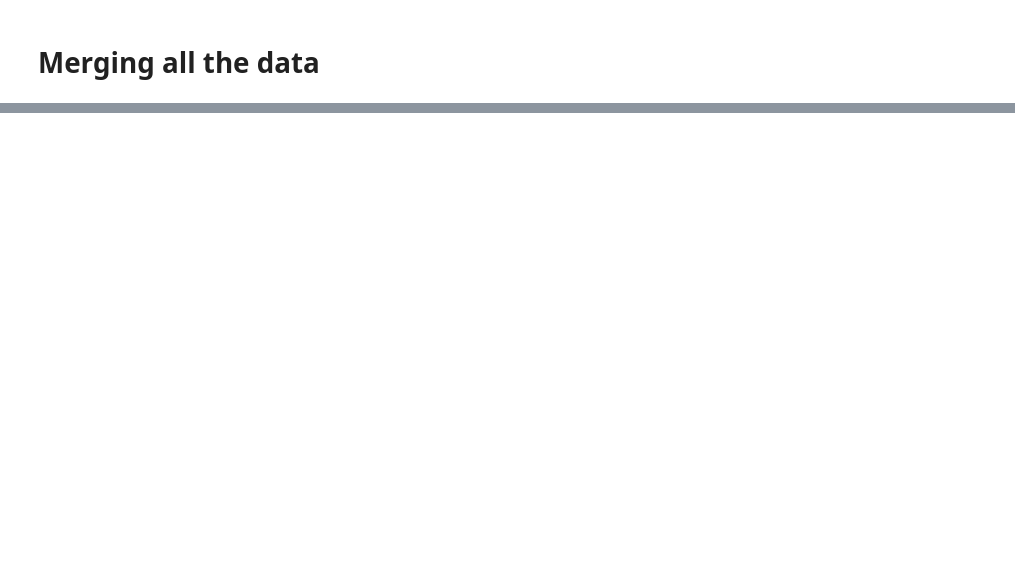
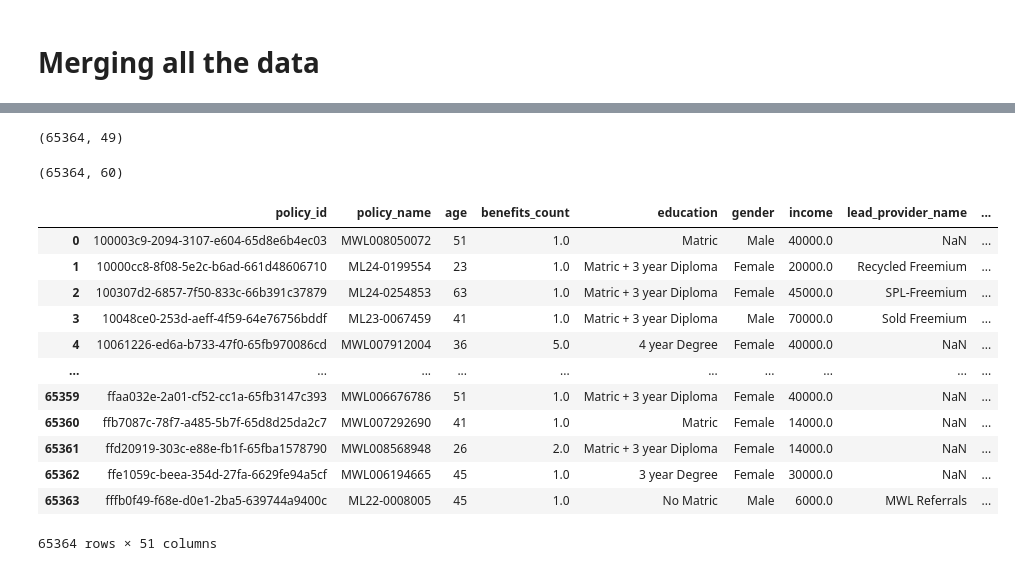
Before and after one commit to Christine-H-code/LapseRate_modeling, a Jupyter notebook: try.ipynb, the cells around one changed output, grey strips where cells are left out. Saved outputs shown, nothing was run; the diff lists cells and outputs as text; code cells hidden in the pictures; blank space fills up the shorter version.

Commit message:
Merging all the data sets and cleaning up columns for both modeling objectives

```diff
--- a/try.ipynb
+++ b/try.ipynb
@@ -492,0 +572,3 @@ lapse.agg_df['policy_name'].nunique()
+# %%
+at_inception_data = multi_data_ops(file_list=[],df1=pre_inception_calls_data, df2=sales_data,df3=policy_data,df4=lapse_data)
+at_inception_data.col_intersect
@@ -492,0 +606,46 @@ lapse.agg_df['policy_name'].nunique()
+# %%
+sale_policy = at_inception_data.merging(on='policy_name',df_left=at_inception_data.df2, df_right=at_inception_data.df3, how='inner', col_left=['policy_id', 'policy_name', 'age', 'benefits_count',
+        'education','gender', 'income', 'lead_provider_name', 'lead_type', 'occupation',
+        'payment_profile', 'sales_channel', 'smoker_status',
+        'sold_socio_economic_class', 'underwriting_outcome'], col_right=['securitygroup_id', 'policy_name', 'campaign_name', 'optionality',
+        'hiv_test_required', 'policy_type', 'policy_status', 'premium', 'cover_start_date_original','cover_start_date',
+        'cancellation_effective_date','sale_date', 'original_premium',
+        'cancellation_reason', 'anniversary_due', 'last_benefit_amount',
+        'first_month_at_risk', 'last_month_at_risk', 'last_settled', 'SEC',
+        'pricing_version', 'first_collected_date',
+        'number_of_collection_attempts', 'number_of_successful_collections',
+        'total_collected',  'net_collected',
+        'last_main_premium', 'last_benefit_type', 'total_funeral_premium',
+        'funeral_count', 'has_been_recaptured', 'reason', 'last_benefit_status', 'prev_premium', 'fixed_debit_day',
+        'lapse_flag'])
+# %%
+sale_policy.shape
+# %% [output]
+(65364, 49)
+# %%
+sale_policy_lapse = at_inception_data.merging(on='policy_name',df_left=sale_policy, df_right=at_inception_data.df4, how='inner', col_right=['policy_name', 'cover_amount_full', 'current_policy_status',
+         'eml', 'pml', 'expected_lapse_rate', 'hiv_group',
+        'current individual_income', 'orginal individual_income', 'lapse_type',
+        'occupation_class', 'partner_income'])
+# %%
+sale_policy_lapse.shape
+# %% [output]
+(65364, 60)
+# %%
+at_inception_data.df_merged = at_inception_data.merging(on='policy_name',df_left=sale_policy_lapse, df_right=at_inception_data.df1, how='left')
+# %%
+at_inception_data.df_merged
+# %% [output]
+|  | policy_id | policy_name | age | benefits_count | education | gender | income | lead_provider_name | ... |
+| 0 | 100003c9-2094-3107-e604-65d8e6b4ec03 | MWL008050072 | 51 | 1.0 | Matric | Male | 40000.0 | NaN | ... |
+| 1 | 10000cc8-8f08-5e2c-b6ad-661d48606710 | ML24-0199554 | 23 | 1.0 | Matric + 3 year Diploma | Female | 20000.0 | Recycled Freemium | ... |
+| 2 | 100307d2-6857-7f50-833c-66b391c37879 | ML24-0254853 | 63 | 1.0 | Matric + 3 year Diploma | Female | 45000.0 | SPL-Freemium | ... |
+| 3 | 10048ce0-253d-aeff-4f59-64e76756bddf | ML23-0067459 | 41 | 1.0 | Matric + 3 year Diploma | Male | 70000.0 | Sold Freemium | ... |
+| 4 | 10061226-ed6a-b733-47f0-65fb970086cd | MWL007912004 | 36 | 5.0 | 4 year Degree | Female | 40000.0 | NaN | ... |
+| ... | ... | ... | ... | ... | ... | ... | ... | ... | ... |
+| 65359 | ffaa032e-2a01-cf52-cc1a-65fb3147c393 | MWL006676786 | 51 | 1.0 | Matric + 3 year Diploma | Female | 40000.0 | NaN | ... |
+| 65360 | ffb7087c-78f7-a485-5b7f-65d8d25da2c7 | MWL007292690 | 41 | 1.0 | Matric | Female | 14000.0 | NaN | ... |
+| 65361 | ffd20919-303c-e88e-fb1f-65fba1578790 | MWL008568948 | 26 | 2.0 | Matric + 3 year Diploma | Female | 14000.0 | NaN | ... |
+| 65362 | ffe1059c-beea-354d-27fa-6629fe94a5cf | MWL006194665 | 45 | 1.0 | 3 year Degree | Female | 30000.0 | NaN | ... |
+| 65363 | fffb0f49-f68e-d0e1-2ba5-639744a9400c | ML22-0008005 | 45 | 1.0 | No Matric | Male | 6000.0 | MWL Referrals | ... |
+65364 rows × 51 columns
```
Also changed, not shown: parts of 35 cells of this notebook.
